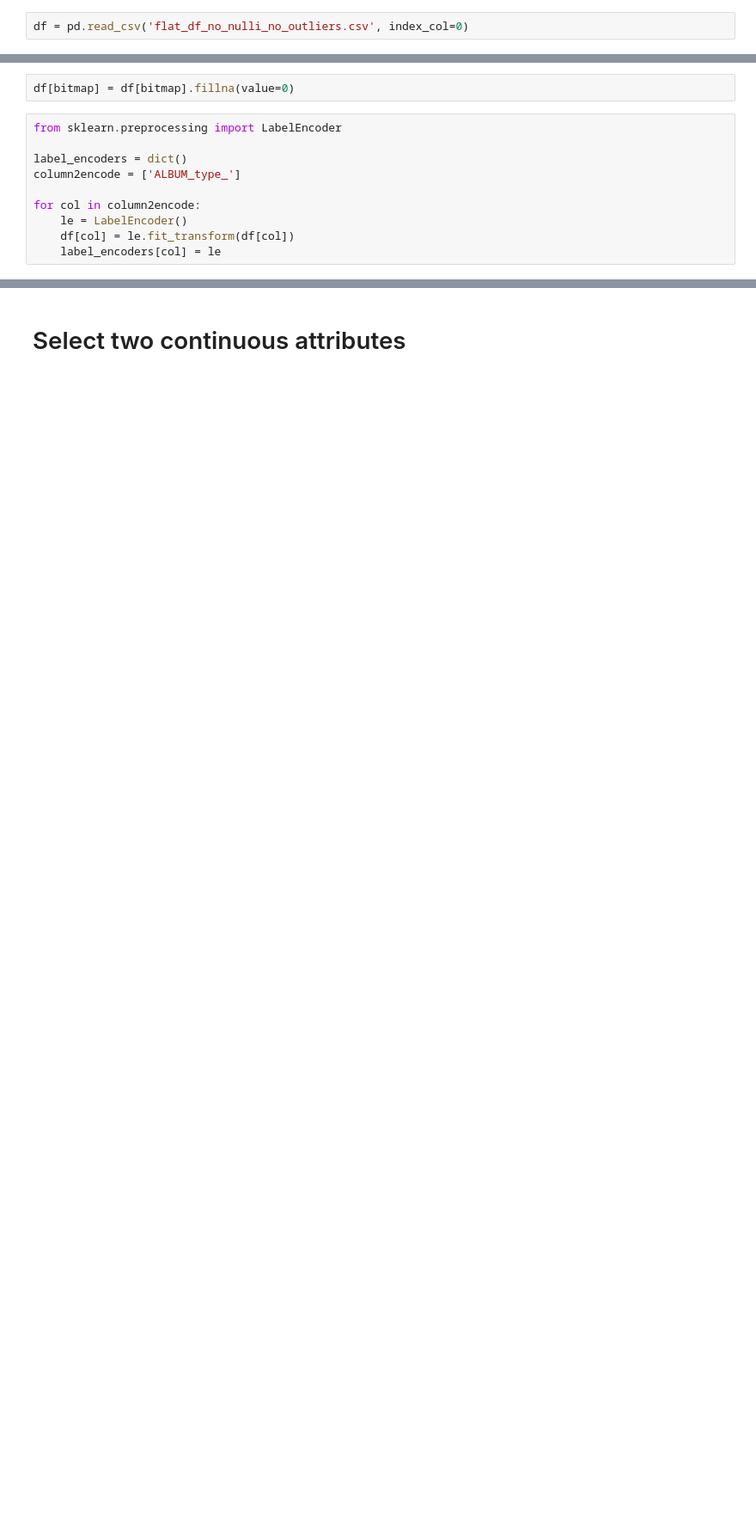
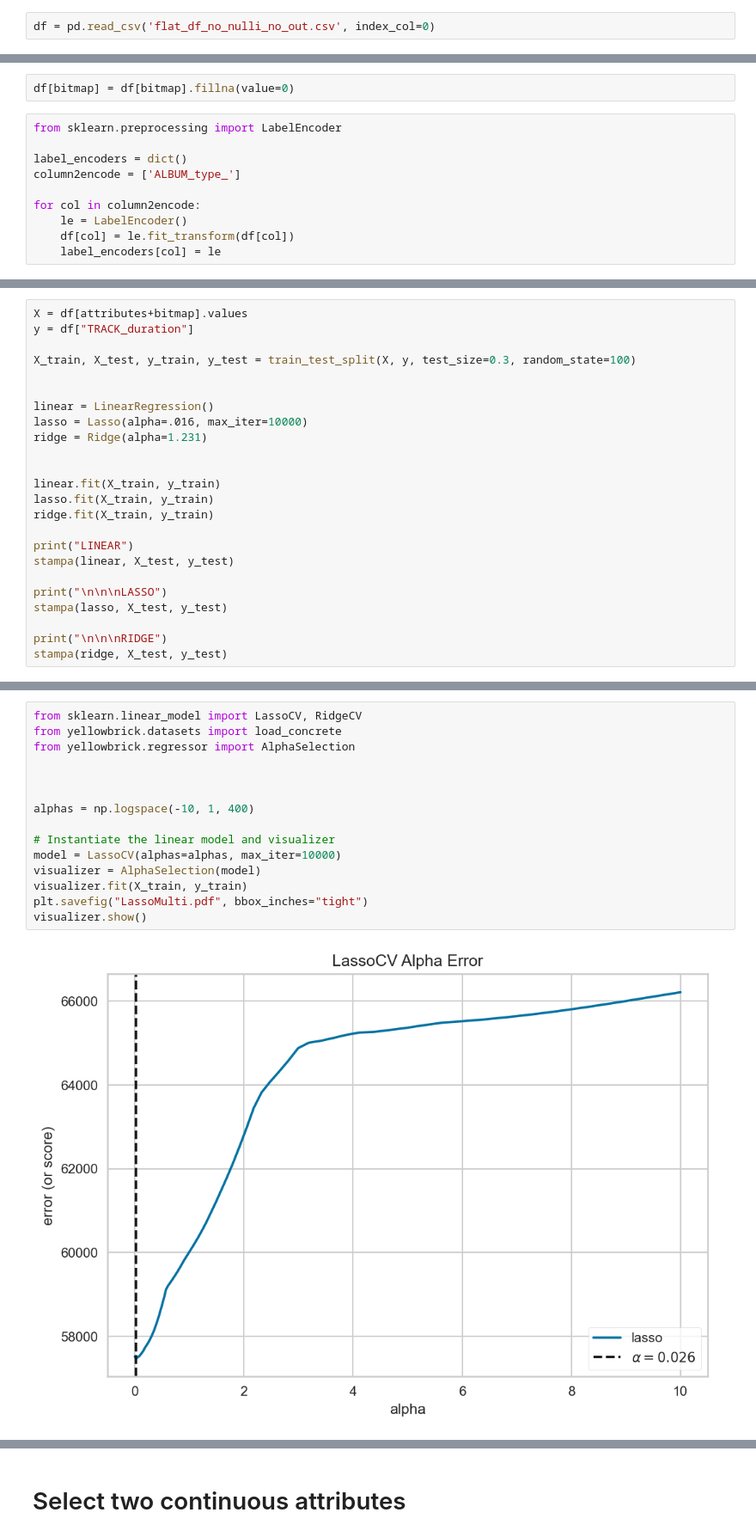
Before and after one commit to cri98li/Data-Mining-2-Project-ts-classification, a Jupyter notebook: Fase 2.3 (Regressione).ipynb, the cells around one changed output, grey strips where cells are left out. Shown at 86% size. Drawn from its saved outputs; the diff is of its cells as text; blank space fills up the shorter version.

Commit message:
Regressione multi attributo

```diff
--- a/Fase 2.3 (Regressione).ipynb
+++ b/Fase 2.3 (Regressione).ipynb
@@ -48,7 +51,7 @@ def report(results, n_top=3):
             print("Parameters: {0}".format(results['params'][candidate]))
             print("")
 # %%
-df = pd.read_csv('flat_df_no_nulli_no_outliers.csv', index_col=0)
+df = pd.read_csv('flat_df_no_nulli_no_out.csv', index_col=0)
 # %%
 features = [
  'chroma_censkurtosis',
@@ -215,0 +262,24 @@ for col in column2encode:
+# %%
+X = df[attributes+bitmap].values
+y = df["TRACK_duration"]
+
+X_train, X_test, y_train, y_test = train_test_split(X, y, test_size=0.3, random_state=100)
+
+
+linear = LinearRegression()
+lasso = Lasso(alpha=.016, max_iter=10000)
+ridge = Ridge(alpha=1.231)
+
+
+linear.fit(X_train, y_train)
+lasso.fit(X_train, y_train)
+ridge.fit(X_train, y_train)
+
+print("LINEAR")
+stampa(linear, X_test, y_test)
+
+print("\n\n\nLASSO")
+stampa(lasso, X_test, y_test)
+
+print("\n\n\nRIDGE")
+stampa(ridge, X_test, y_test)
@@ -215,0 +304,17 @@ for col in column2encode:
+# %%
+from sklearn.linear_model import LassoCV, RidgeCV
+from yellowbrick.datasets import load_concrete
+from yellowbrick.regressor import AlphaSelection
+
+
+
+alphas = np.logspace(-10, 1, 400)
+
+# Instantiate the linear model and visualizer
+model = LassoCV(alphas=alphas, max_iter=10000)
+visualizer = AlphaSelection(model)
+visualizer.fit(X_train, y_train)
+plt.savefig("LassoMulti.pdf", bbox_inches="tight")
+visualizer.show()
+# %% [output]
+[figure, added]
```
Also changed, not shown: parts of 22 cells of this notebook, 2 other files.
